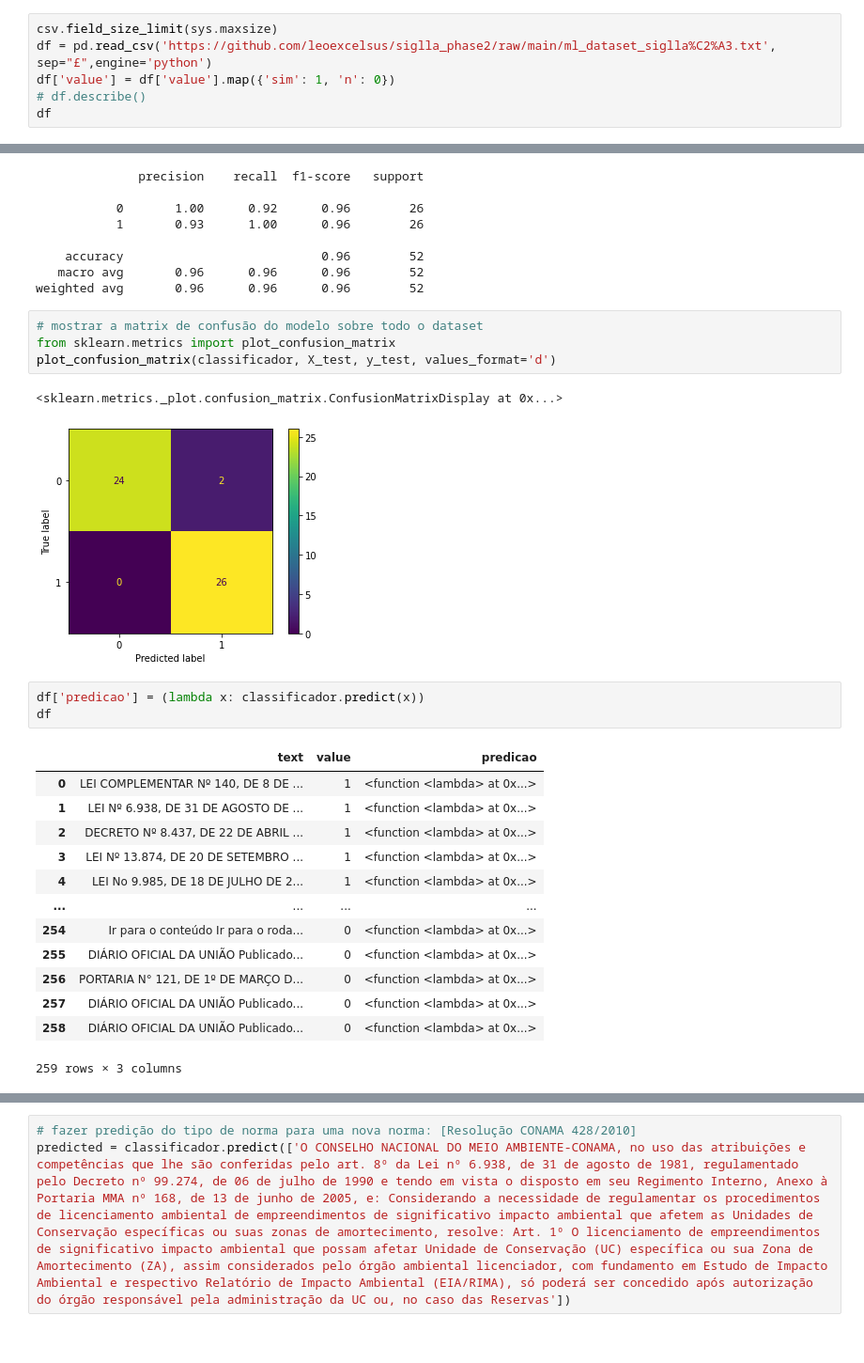
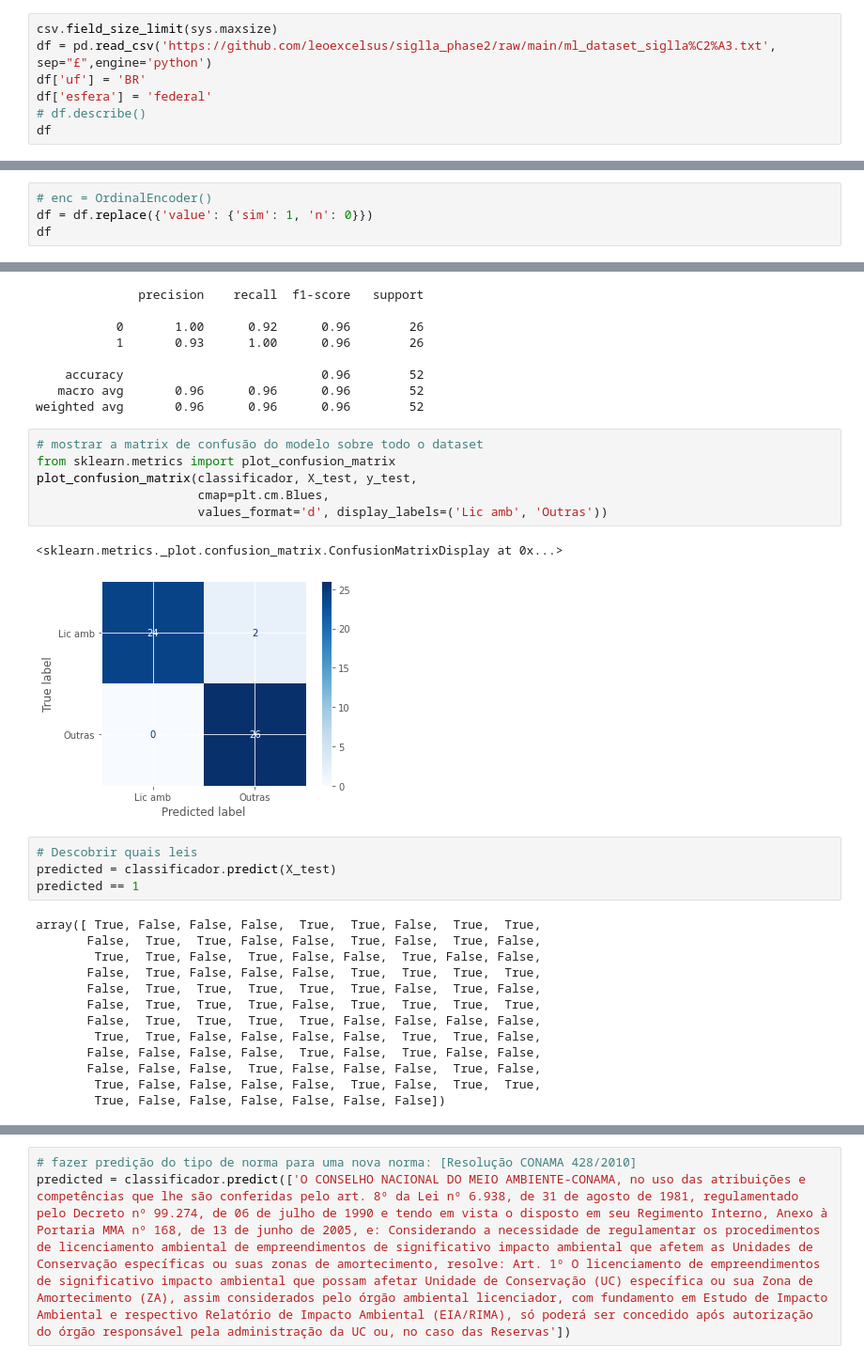
Before and after one commit to leoexcelsus/siglla_phase2, a Jupyter notebook: siglla.ipynb, the cells around one changed output, grey strips where cells are left out. Shown at 94% size. Saved outputs shown, nothing was run; the diff lists cells and outputs as text.

```diff
--- a/siglla.ipynb
+++ b/siglla.ipynb
@@ -25,7 +26,8 @@ from joblib import dump, load
 # %%
 csv.field_size_limit(sys.maxsize)
 df = pd.read_csv('https://github.com/leoexcelsus/siglla_phase2/raw/main/ml_dataset_siglla%C2%A3.txt', sep="£",engine='python')
-df['value'] = df['value'].map({'sim': 1, 'n': 0})
+df['uf'] = 'BR'
+df['esfera'] = 'federal'
 # df.describe()
 df
 # %% [output]
@@ -44,0 +47,4 @@ df
+# %%
+# enc = OrdinalEncoder()
+df = df.replace({'value': {'sim': 1, 'n': 0}})
+df
@@ -142,24 +162,26 @@ weighted avg       0.96      0.96      0.96        52
 # %%
 # mostrar a matrix de confusão do modelo sobre todo o dataset
 from sklearn.metrics import plot_confusion_matrix
-plot_confusion_matrix(classificador, X_test, y_test, values_format='d')
+plot_confusion_matrix(classificador, X_test, y_test,
+                      cmap=plt.cm.Blues,
+                      values_format='d', display_labels=('Lic amb', 'Outras'))
 # %% [output]
 <sklearn.metrics._plot.confusion_matrix.ConfusionMatrixDisplay at 0x...>
-[figure, old version]
+[figure, new version]
-# %%
-df['predicao'] = (lambda x: classificador.predict(x))
-df
-# %% [output]
-|  | text | value | predicao |
-| 0 | LEI COMPLEMENTAR Nº 140, DE 8 DE ... | 1 | <function <lambda> at 0x...> |
-| 1 | LEI Nº 6.938, DE 31 DE AGOSTO DE ... | 1 | <function <lambda> at 0x...> |
-| 2 | DECRETO Nº 8.437, DE 22 DE ABRIL ... | 1 | <function <lambda> at 0x...> |
-| 3 | LEI Nº 13.874, DE 20 DE SETEMBRO ... | 1 | <function <lambda> at 0x...> |
-| 4 | LEI No 9.985, DE 18 DE JULHO DE 2... | 1 | <function <lambda> at 0x...> |
-| ... | ... | ... | ... |
-| 254 | Ir para o conteúdo Ir para o roda... | 0 | <function <lambda> at 0x...> |
-| 255 | DIÁRIO OFICIAL DA UNIÃO Publicado... | 0 | <function <lambda> at 0x...> |
-| 256 | PORTARIA N° 121, DE 1º DE MARÇO D... | 0 | <function <lambda> at 0x...> |
-| 257 | DIÁRIO OFICIAL DA UNIÃO Publicado... | 0 | <function <lambda> at 0x...> |
-| 258 | DIÁRIO OFICIAL DA UNIÃO Publicado... | 0 | <function <lambda> at 0x...> |
-259 rows × 3 columns
+# %%
+# Descobrir quais leis
+predicted = classificador.predict(X_test)
+predicted == 1
+# %% [output]
+array([ True, False, False, False,  True,  True, False,  True,  True,
+       False,  True,  True, False, False,  True, False,  True, False,
+        True,  True, False,  True, False, False,  True, False, False,
+       False,  True, False, False, False,  True,  True,  True,  True,
+       False,  True,  True,  True,  True,  True, False,  True, False,
+       False,  True,  True,  True, False,  True,  True,  True,  True,
+       False,  True,  True,  True,  True, False, False, False, False,
+        True,  True, False, False, False, False,  True,  True, False,
+       False, False, False, False,  True, False,  True, False, False,
+       False, False, False,  True, False, False, False,  True, False,
+        True, False, False, False, False,  True, False,  True,  True,
+        True, False, False, False, False, False, False])
```
Also changed, not shown: parts of 20 cells of this notebook.
